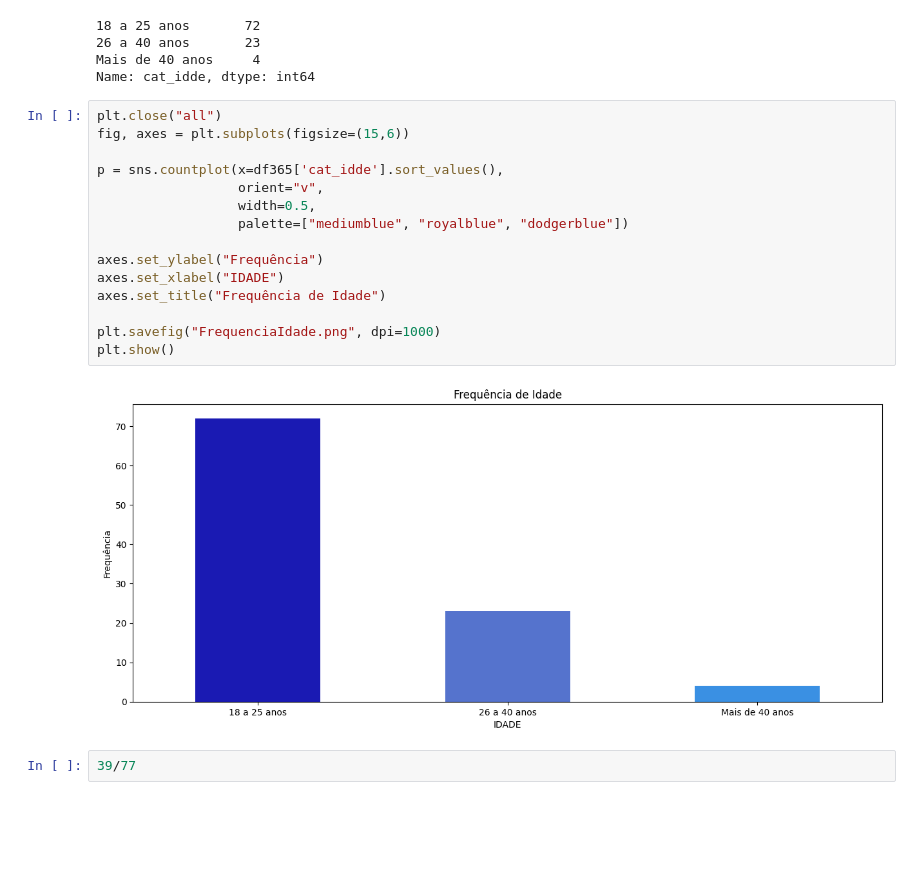
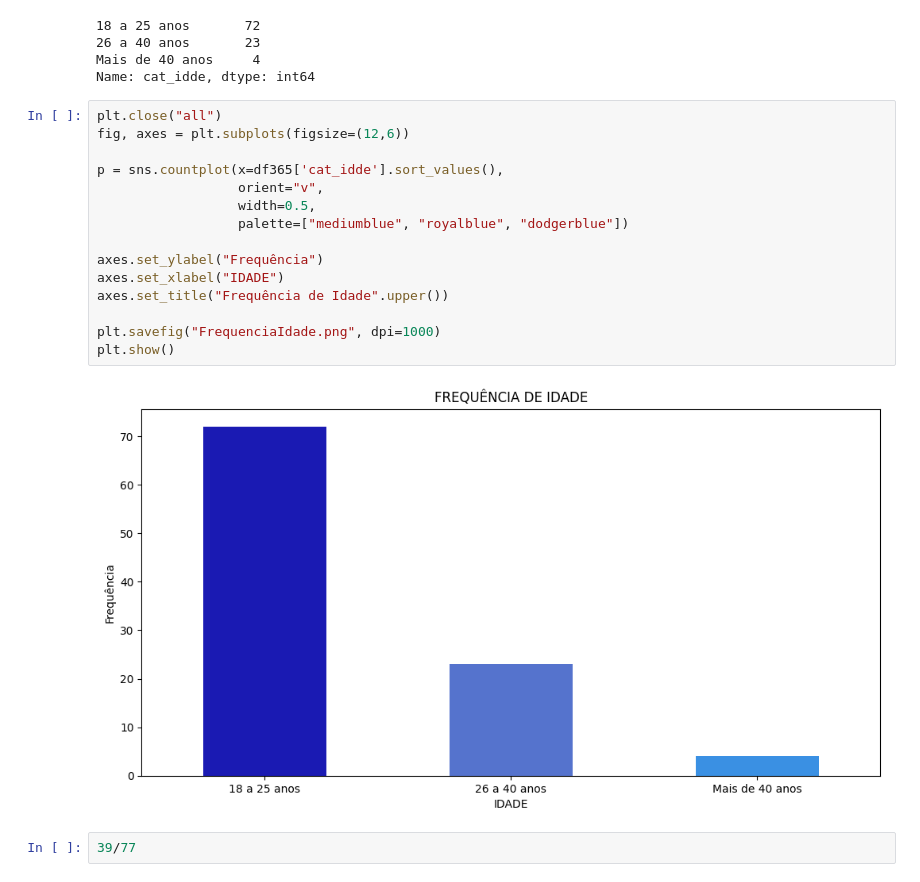
Before and after one commit to CarlosDouradoPGR/Portifolio, a Jupyter notebook: Analise_comercial/Bala_acai.ipynb, the cells around one changed output. Saved outputs shown, nothing was run; the diff lists cells and outputs as text; blank space fills up the shorter version.

```diff
--- a/Analise_comercial/Bala_acai.ipynb
+++ b/Analise_comercial/Bala_acai.ipynb
@@ -524,21 +539,21 @@ Mais de 40 anos     4
 Name: cat_idde, dtype: int64
 # %%
 plt.close("all")
-fig, axes = plt.subplots(figsize=(15,6))
+fig, axes = plt.subplots(figsize=(12,6))
 
 p = sns.countplot(x=df365['cat_idde'].sort_values(),
                   orient="v",
                   width=0.5,
                   palette=["mediumblue", "royalblue", "dodgerblue"])
 
 axes.set_ylabel("Frequência")
 axes.set_xlabel("IDADE")
-axes.set_title("Frequência de Idade")
+axes.set_title("Frequência de Idade".upper())
 
 plt.savefig("FrequenciaIdade.png", dpi=1000)
 plt.show()
 # %% [output]
-[figure, old version]
+[figure, new version]
 # %%
 39/77
 # %% [output]
```
Also changed, not shown: parts of 9 cells of this notebook, 17 other files.
